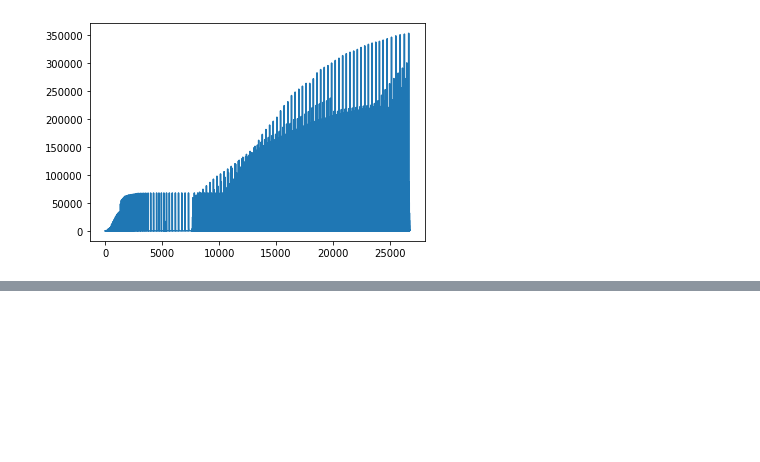
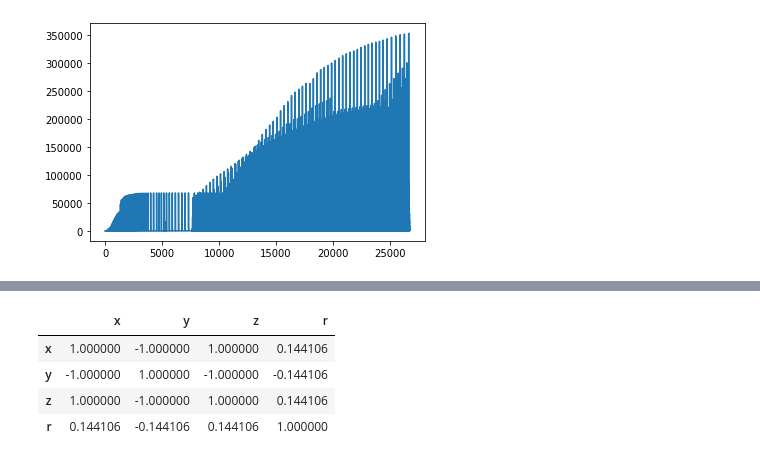
Before and after one commit to Sehaj1904/Data-Science, a Jupyter notebook: Pandas.ipynb, the cells around one changed output, grey strips where cells are left out. Drawn from its saved outputs; the diff is of its cells as text; code cells hidden in the pictures; blank space fills up the shorter version.

```diff
--- a/Pandas.ipynb
+++ b/Pandas.ipynb
@@ -726,0 +745,8 @@ df['Confirmed'].plot()
+# %%
+df2.corr()
+# %% [output]
+|  | x | y | z | r |
+| x | 1.000000 | -1.000000 | 1.000000 | 0.144106 |
+| y | -1.000000 | 1.000000 | -1.000000 | -0.144106 |
+| z | 1.000000 | -1.000000 | 1.000000 | 0.144106 |
+| r | 0.144106 | -0.144106 | 0.144106 | 1.000000 |
```
Also changed, not shown: parts of 3 cells of this notebook.
